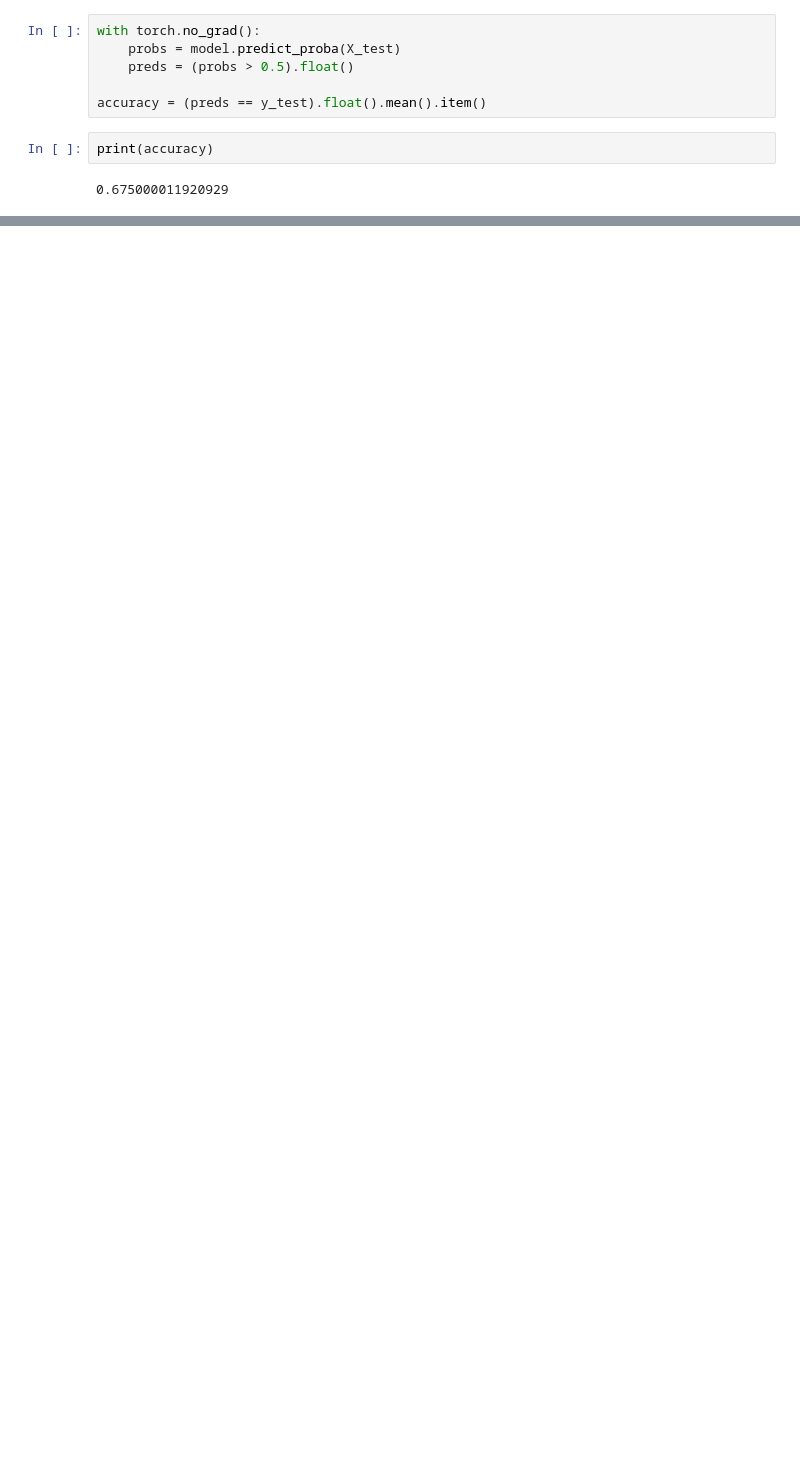
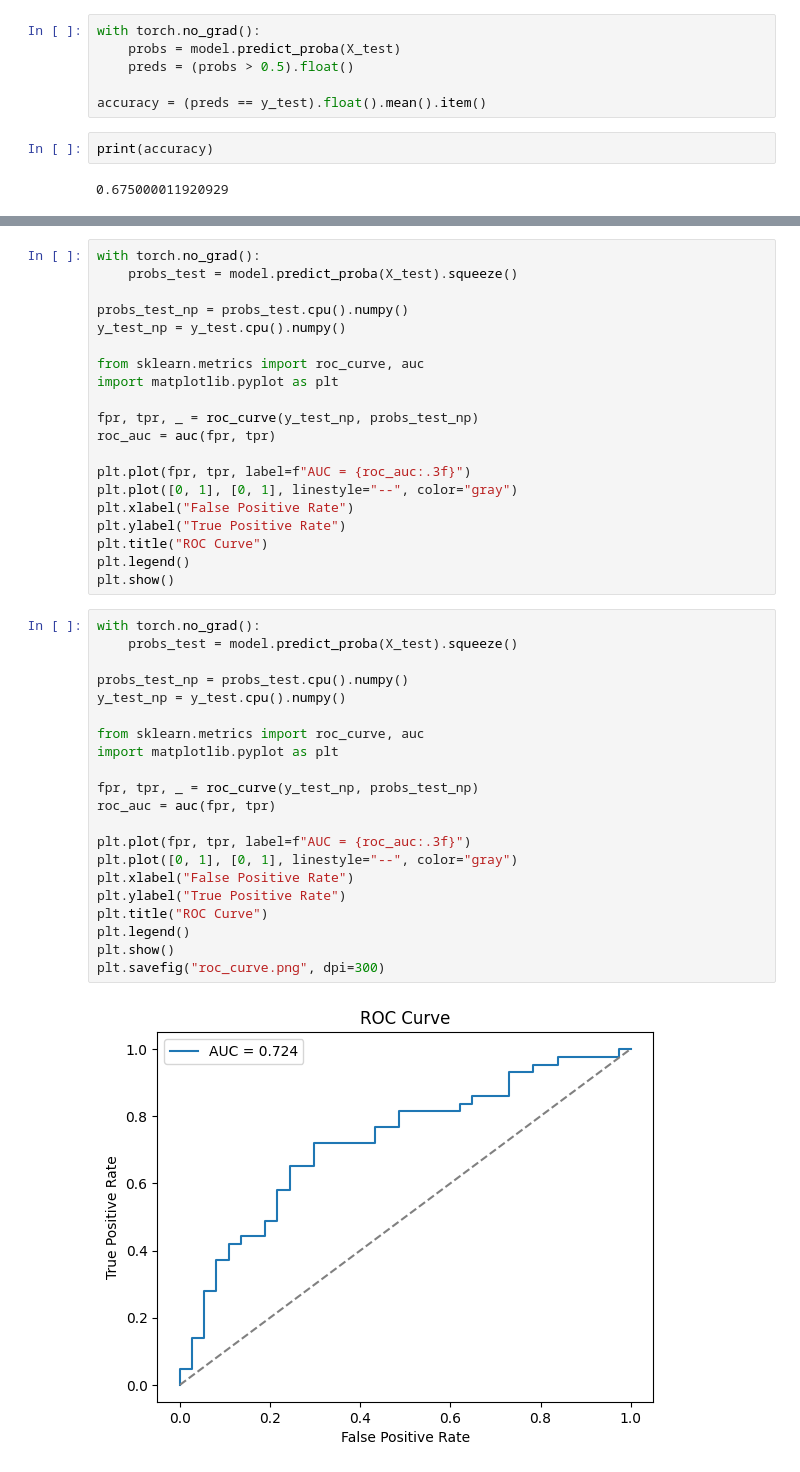
Before and after one commit to RohannnCodes/STSCI5050-Final-Project, a Jupyter notebook: logistic_regression.ipynb, the cells around one changed output, grey strips where cells are left out. Drawn from its saved outputs; the diff is of its cells as text; blank space fills up the shorter version.

```diff
--- a/logistic_regression.ipynb
+++ b/logistic_regression.ipynb
@@ -187,0 +183,43 @@ Training Accuracy: 0.5822784900665283
+# %%
+with torch.no_grad():
+    probs_test = model.predict_proba(X_test).squeeze()
+
+probs_test_np = probs_test.cpu().numpy()
+y_test_np = y_test.cpu().numpy()
+
+from sklearn.metrics import roc_curve, auc
+import matplotlib.pyplot as plt
+
+fpr, tpr, _ = roc_curve(y_test_np, probs_test_np)
+roc_auc = auc(fpr, tpr)
+
+plt.plot(fpr, tpr, label=f"AUC = {roc_auc:.3f}")
+plt.plot([0, 1], [0, 1], linestyle="--", color="gray")
+plt.xlabel("False Positive Rate")
+plt.ylabel("True Positive Rate")
+plt.title("ROC Curve")
+plt.legend()
+plt.show()
+# %%
+with torch.no_grad():
+    probs_test = model.predict_proba(X_test).squeeze()
+
+probs_test_np = probs_test.cpu().numpy()
+y_test_np = y_test.cpu().numpy()
+
+from sklearn.metrics import roc_curve, auc
+import matplotlib.pyplot as plt
+
+fpr, tpr, _ = roc_curve(y_test_np, probs_test_np)
+roc_auc = auc(fpr, tpr)
+
+plt.plot(fpr, tpr, label=f"AUC = {roc_auc:.3f}")
+plt.plot([0, 1], [0, 1], linestyle="--", color="gray")
+plt.xlabel("False Positive Rate")
+plt.ylabel("True Positive Rate")
+plt.title("ROC Curve")
+plt.legend()
+plt.show()
+plt.savefig("roc_curve.png", dpi=300)
+# %% [output]
+[figure, added]
```
Also changed, not shown: parts of 11 cells of this notebook.
